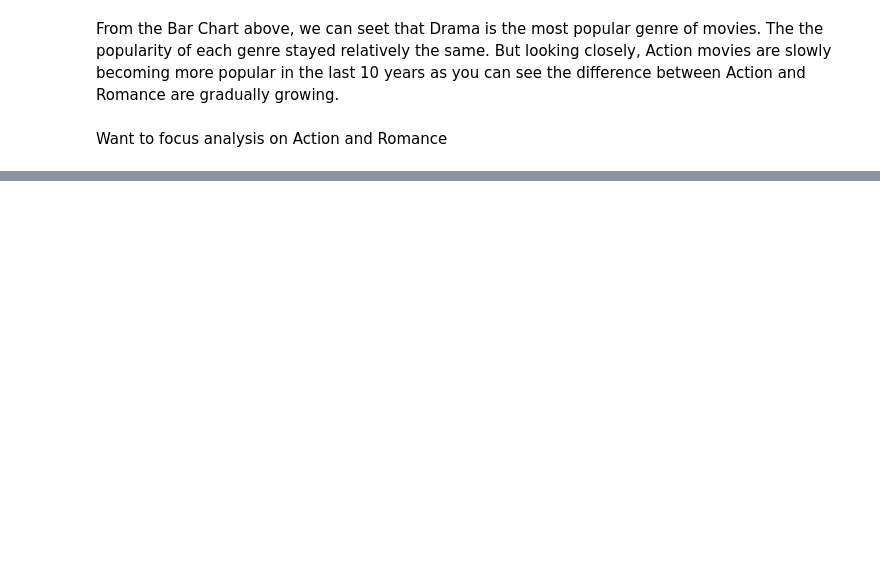
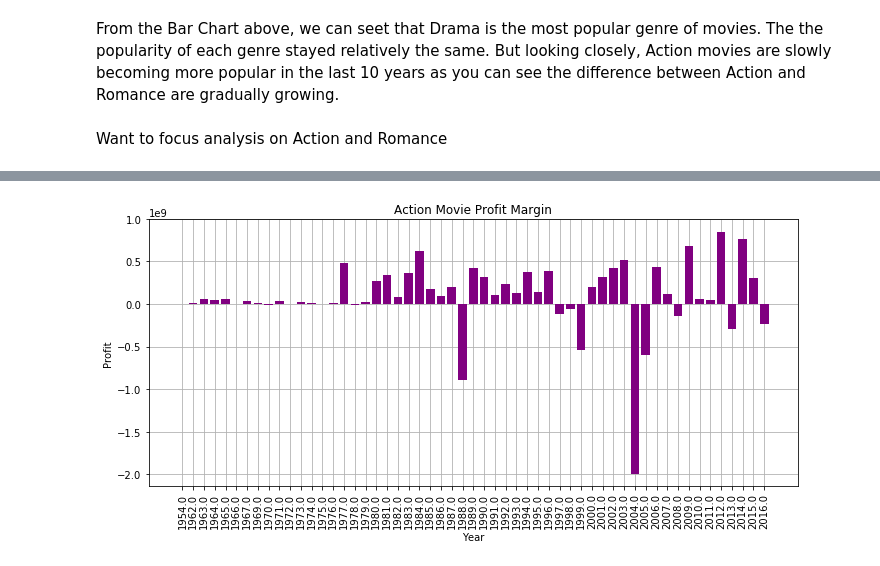
Before and after one commit to Mike1014/Capstone, a Jupyter notebook: capstone(movie - genre).ipynb, the cells around one changed output, grey strips where cells are left out. Cells and saved outputs as stored; diff of their text form; code cells hidden in the pictures; blank space fills up the shorter version.

```diff
--- a/capstone(movie - genre).ipynb
+++ b/capstone(movie - genre).ipynb
@@ -97,0 +181,8 @@ TypeError: unsupported operand type(s) for |: 'str' and 'str'
+# %%
+profit_act_df = act_df[['Year', 'Budget', 'Gross']]
+
+#len(profit_act_df.loc[:, 'Gross'])
+profit = profit_act_df.loc[:, 'Gross'] - profit_act_df.loc[:, 'Budget']
+
+profit_act_df['Profit'] = profit
+profit_act_df[np.isnan(profit_act_df)] = 0
@@ -97,0 +204,19 @@ TypeError: unsupported operand type(s) for |: 'str' and 'str'
+# %%
+profit_act_df = profit_act_df.groupby('Year').sum()
+act_objects = profit_act_df['Profit'].index
+act_count = profit_act_df['Profit']
+act_x_pos = np.arange(len(act_objects))
+# %%
+plt.figure(figsize=(10,5))
+plt.bar(act_x_pos, act_count, color = 'purple', zorder = 3)
+plt.xticks(act_x_pos, act_objects, rotation = 90)
+plt.ylabel('Profit')
+plt.xlabel('Year')
+plt.title('Action Movie Profit Margin')
+plt.grid(zorder = 0)
+
+
+plt.tight_layout()
+plt.show()
+# %% [output]
+[figure, added]
```
Also changed, not shown: parts of 14 cells of this notebook.
